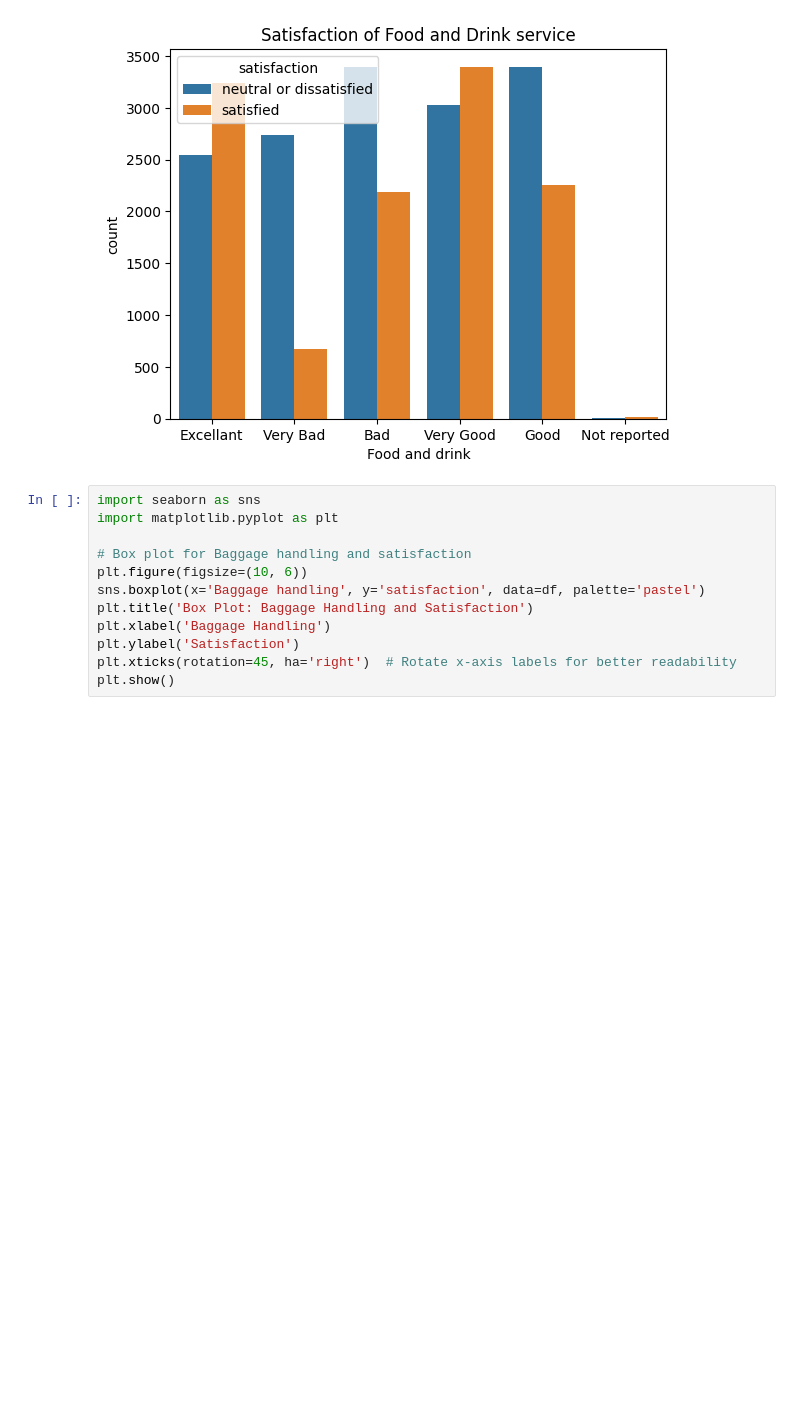
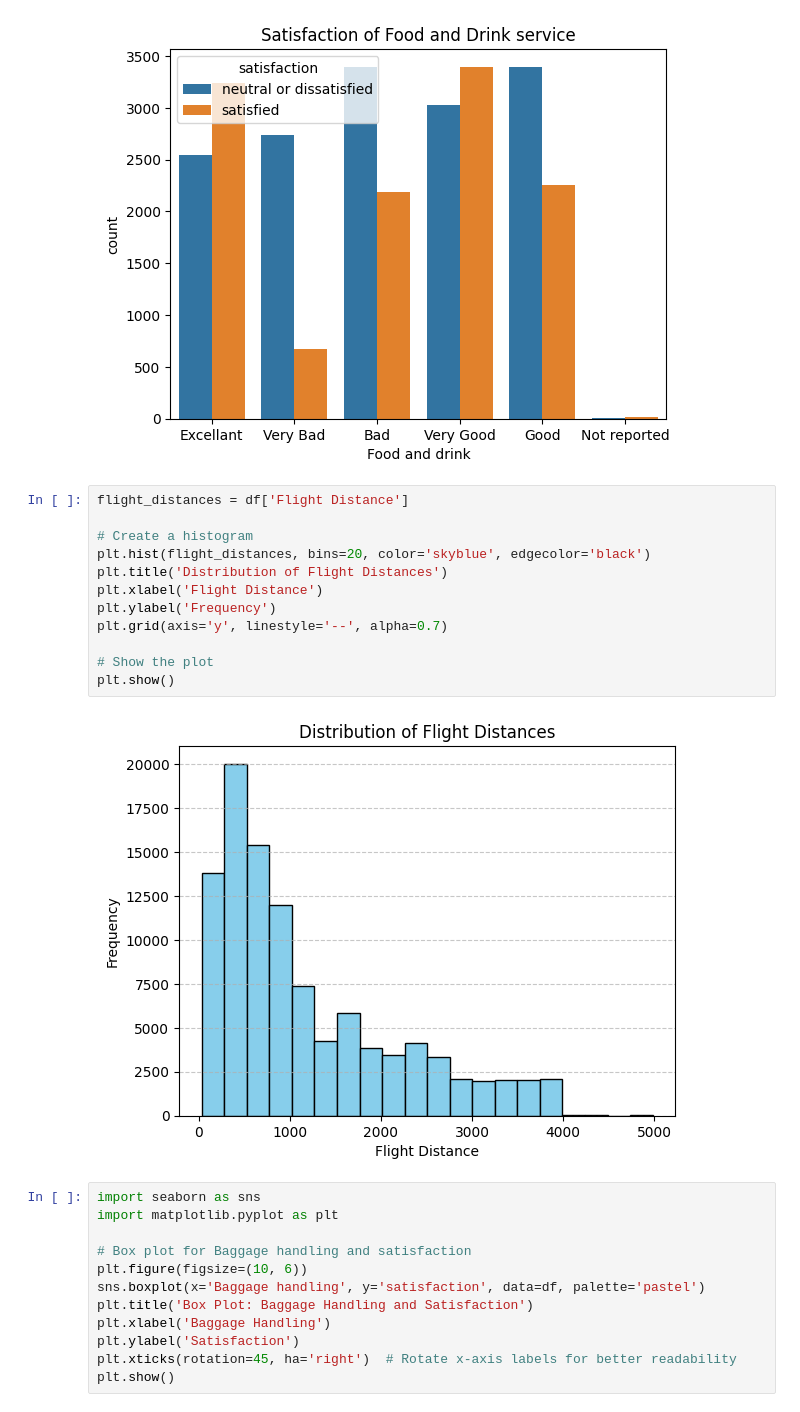
Before and after one commit to ARGANOK/Airplane-Satisfaction-Data, a Jupyter notebook: Airplane_Satifaction.ipynb, the cells around one changed output. Drawn from its saved outputs; the diff is of its cells as text; blank space fills up the shorter version.

```diff
--- a/Airplane_Satifaction.ipynb
+++ b/Airplane_Satifaction.ipynb
@@ -375,6 +738,20 @@ plt.title('Satisfaction of Food and Drink service')
 # %% [output]
 Text(0.5, 1.0, 'Satisfaction of Food and Drink service')
 [figure]
+# %%
+flight_distances = df['Flight Distance']
+
+# Create a histogram
+plt.hist(flight_distances, bins=20, color='skyblue', edgecolor='black')
+plt.title('Distribution of Flight Distances')
+plt.xlabel('Flight Distance')
+plt.ylabel('Frequency')
+plt.grid(axis='y', linestyle='--', alpha=0.7)
+
+# Show the plot
+plt.show()
+# %% [output]
+[figure, added]
 # %%
 import seaborn as sns
 import matplotlib.pyplot as plt
```
Also changed, not shown: parts of 77 cells of this notebook.
